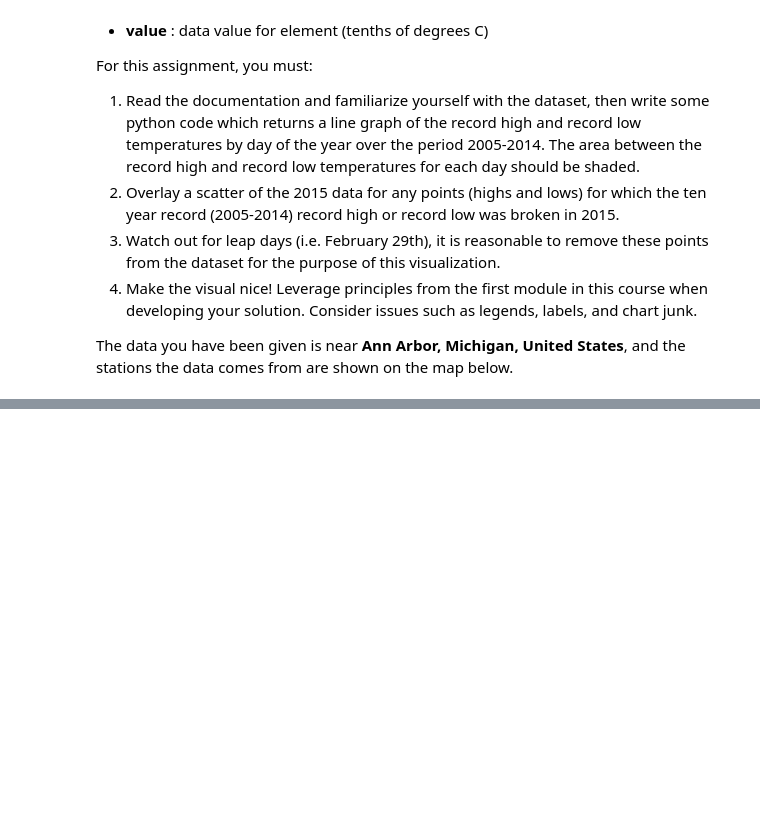
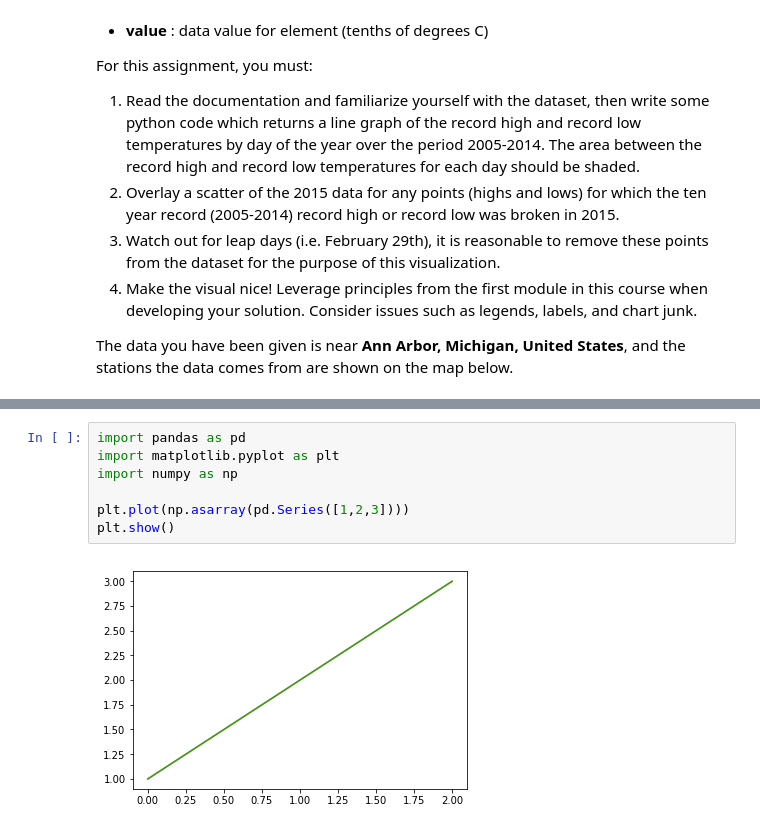
Before and after one commit to AndresColognesi/DS_DataVizProjects, a Jupyter notebook: A2_WeatherData/Assignment2.ipynb, the cells around one changed output, grey strips where cells are left out. Cells and saved outputs as stored; diff of their text form; blank space fills up the shorter version.

```diff
--- a/A2_WeatherData/Assignment2.ipynb
+++ b/A2_WeatherData/Assignment2.ipynb
@@ -118,0 +148,9 @@ print(max_2015.head(15))
+# %%
+import pandas as pd
+import matplotlib.pyplot as plt
+import numpy as np
+
+plt.plot(np.asarray(pd.Series([1,2,3])))
+plt.show()
+# %% [output]
+[figure, added]
```
Also changed, not shown: parts of 2 cells of this notebook.
